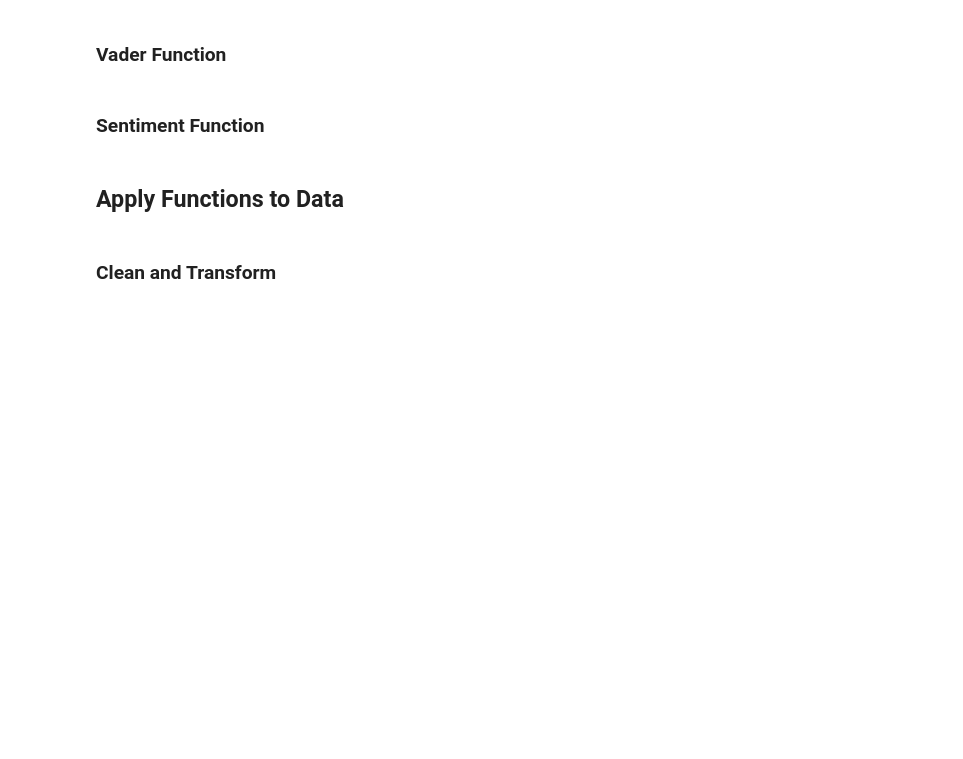
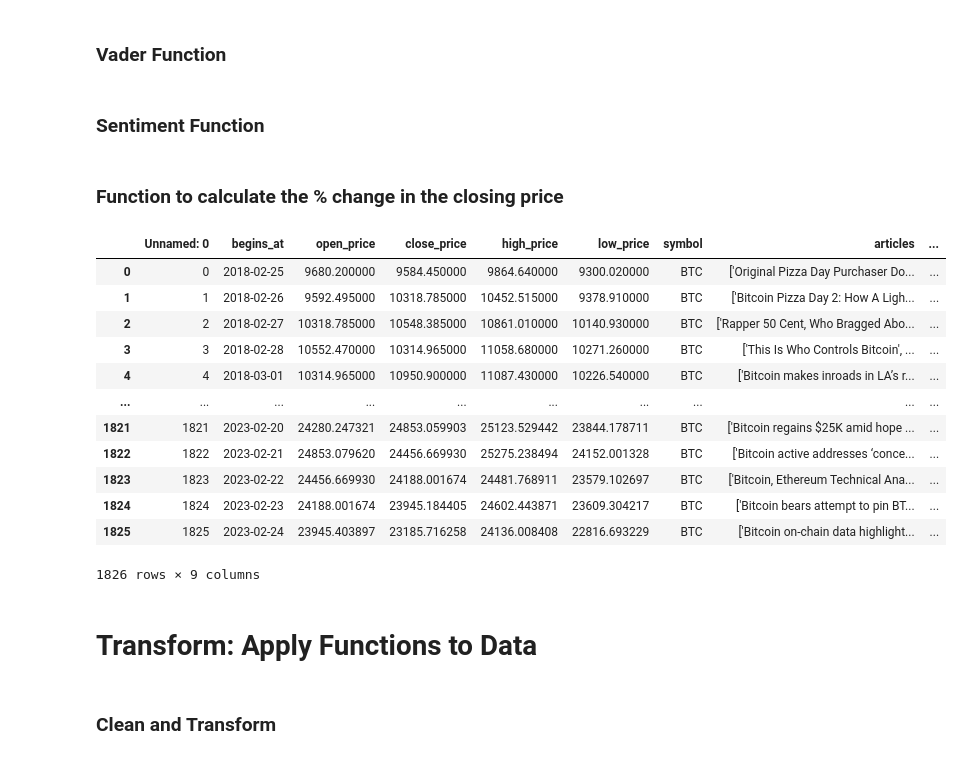
Before and after one commit to zarbin/UTA_Project-4, a Jupyter notebook: sandbox/JennS/sentiment_analysis_auto.ipynb, the cells around one changed output. Drawn from its saved outputs; the diff is of its cells as text; code cells hidden in the pictures; blank space fills up the shorter version.

Commit message:
Added function to sentiment analysis to calculate price change in stock closing prices

```diff
--- a/sandbox/JennS/sentiment_analysis_auto.ipynb
+++ b/sandbox/JennS/sentiment_analysis_auto.ipynb
@@ -167,8 +167,35 @@ def format_output(prediction):
     polarity = "negative"
 
   return polarity
+# %% [markdown]
+### Function to calculate the % change in the closing price
+# %%
+# Design function that
+# sets the first day to 0% change
+# calculates the change in closing price for each day
+def close_price_change(col_cp):     # Input is close price column of a df
+    cp = list(col_cp)   # convert the series into a list
+    delta_cp = [100* round((cp[n] - cp[n-1] )/ cp[n], 3) for n in range(1, len(cp))]    # calculate the percent change for each day's cp but skip the first day
+    return [delta_cp[0]] + delta_cp # Return list with backfilled first day
+# %%
+btc_df["delta_close_price"] = close_price_change(btc_df["close_price"])
+btc_df
+# %% [output]
+|  | Unnamed: 0 | begins_at | open_price | close_price | high_price | low_price | symbol | articles | ... |
+| 0 | 0 | 2018-02-25 | 9680.200000 | 9584.450000 | 9864.640000 | 9300.020000 | BTC | ['Original Pizza Day Purchaser Do... | ... |
+| 1 | 1 | 2018-02-26 | 9592.495000 | 10318.785000 | 10452.515000 | 9378.910000 | BTC | ['Bitcoin Pizza Day 2: How A Ligh... | ... |
+| 2 | 2 | 2018-02-27 | 10318.785000 | 10548.385000 | 10861.010000 | 10140.930000 | BTC | ['Rapper 50 Cent, Who Bragged Abo... | ... |
+| 3 | 3 | 2018-02-28 | 10552.470000 | 10314.965000 | 11058.680000 | 10271.260000 | BTC | ['This Is Who Controls Bitcoin', ... | ... |
+| 4 | 4 | 2018-03-01 | 10314.965000 | 10950.900000 | 11087.430000 | 10226.540000 | BTC | ['Bitcoin makes inroads in LA’s r... | ... |
+| ... | ... | ... | ... | ... | ... | ... | ... | ... | ... |
+| 1821 | 1821 | 2023-02-20 | 24280.247321 | 24853.059903 | 25123.529442 | 23844.178711 | BTC | ['Bitcoin regains $25K amid hope ... | ... |
+| 1822 | 1822 | 2023-02-21 | 24853.079620 | 24456.669930 | 25275.238494 | 24152.001328 | BTC | ['Bitcoin active addresses ‘conce... | ... |
+| 1823 | 1823 | 2023-02-22 | 24456.669930 | 24188.001674 | 24481.768911 | 23579.102697 | BTC | ['Bitcoin, Ethereum Technical Ana... | ... |
+| 1824 | 1824 | 2023-02-23 | 24188.001674 | 23945.184405 | 24602.443871 | 23609.304217 | BTC | ['Bitcoin bears attempt to pin BT... | ... |
+| 1825 | 1825 | 2023-02-24 | 23945.403897 | 23185.716258 | 24136.008408 | 22816.693229 | BTC | ['Bitcoin on-chain data highlight... | ... |
+1826 rows × 9 columns
 # %% [markdown]
-## Apply Functions to Data
+# Transform: Apply Functions to Data
 # %% [markdown]
 ### Clean and Transform
 # %%
```
Also changed, not shown: parts of 1 cell of this notebook, 1 other file.
